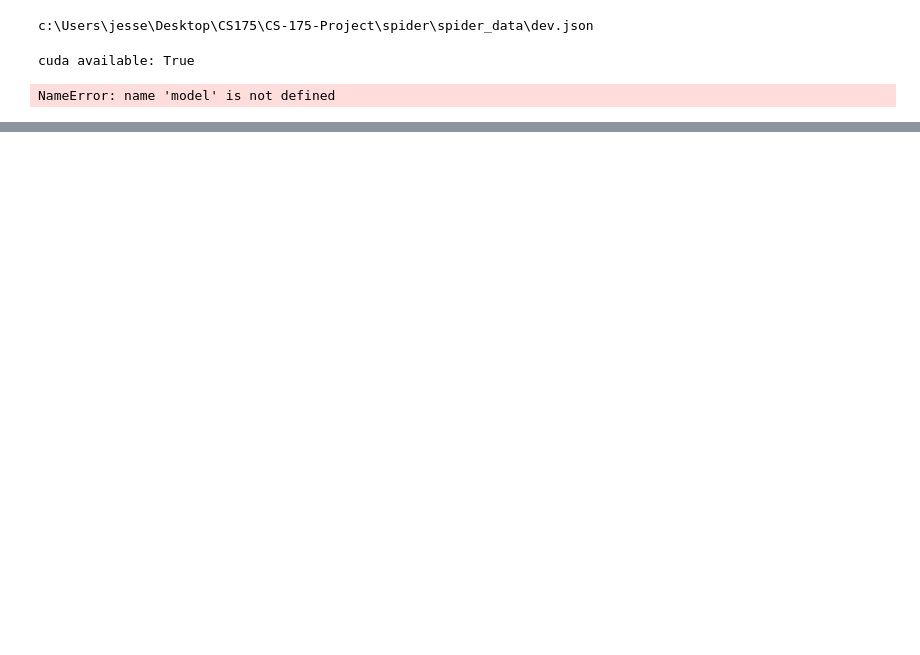
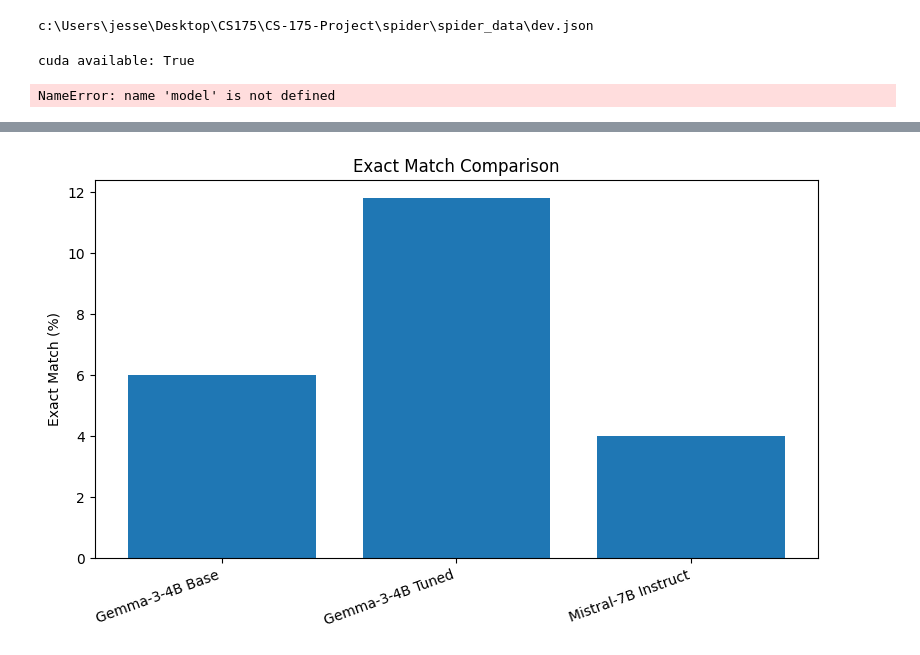
Before and after one commit to aanya2005/CS-175-Project, a Jupyter notebook: Text2SQL-LeGoat/src/CS175.ipynb, the cells around one changed output, grey strips where cells are left out. Saved outputs shown, nothing was run; the diff lists cells and outputs as text; code cells hidden in the pictures; blank space fills up the shorter version.

Commit message:
Update project notebooks

```diff
--- a/Text2SQL-LeGoat/src/CS175.ipynb
+++ b/Text2SQL-LeGoat/src/CS175.ipynb
@@ -225,0 +346,10 @@ Finished. Wrote file: c:\Users\jesse\Desktop\CS175\CS-175-Project\runs\gemma-3-4
+# %%
+OUT_DIR = PROJECT_ROOT / "runs"
+OUT_DIR.mkdir(parents=True, exist_ok=True)
+
+MODEL_NAME = "gemma-3-4b-tuned"
+N = len(dev_examples)
+OUT_PATH = OUT_DIR / f"{MODEL_NAME}_dev_all.jsonl"
+
+print("Running full dev set:", N)
+print("Saving to:", OUT_PATH)
@@ -256,10 +526,8 @@ import re
 from pathlib import Path
 from collections import Counter
 
-MODEL_ID = "google/gemma-3-4b-it"
-MODEL_NAME = MODEL_ID.split("/")[-1]
-N = 100
-JSONL_PATH = OUT_DIR / f"{MODEL_NAME}_dev_first{N}.jsonl"
+MODEL_NAME = "gemma-3-4b-tuned"
+JSONL_PATH = OUT_DIR / f"{MODEL_NAME}_dev_all.jsonl"
 TABLES_JSON = SPIDER_DIR / "tables.json"
 tokenizer = None
 
@@ -354,7 +622,7 @@ print("Running execution evaluation...")
 exec_cols = df.apply(exec_eval, axis=1, result_type="expand")
 df = pd.concat([df, exec_cols], axis=1)
 
-CSV_PATH = OUT_DIR / f"{MODEL_NAME}_spider_results.csv"
+CSV_PATH = OUT_DIR / f"{MODEL_NAME}_dev_all_spider_results.csv"
 df.to_csv(CSV_PATH, index=False)
 print("Saved evaluation CSV to:", CSV_PATH)
 # %% [output]
@@ -376,3 +644,67 @@ print("device of first real param:", next(p for p in model.parameters() if p.dev
 # %% [output]
 cuda available: True
 NameError: name 'model' is not defined
+# %%
+import pandas as pd
+import matplotlib.pyplot as plt
+from pathlib import Path
+
+RUNS_DIR = PROJECT_ROOT / "runs"
+
+files = {
+    "Gemma-3-4B Base": RUNS_DIR / "gemma-3-4b-it_spider_results.csv",
+    "Gemma-3-4B Tuned": RUNS_DIR / "gemma-3-4b-tuned_dev_all_spider_results.csv",
+    "Mistral-7B Instruct": RUNS_DIR / "Mistral-7B-Instruct-v0.2_spider_results.csv",
+}
+
+# Load data
+dfs = {}
+for name, path in files.items():
+    if path.exists():
+        dfs[name] = pd.read_csv(path)
+        print(f"Loaded {name}: {len(dfs[name])} rows")
+    else:
+        print(f"Missing file for {name}: {path}")
+
+# Build summary table
+summary_rows = []
+for name, df in dfs.items():
+    em_pct = df["EM"].mean() * 100 if "EM" in df.columns else None
+    ex_pct = df["EX"].mean() * 100 if "EX" in df.columns else None
+    avg_latency = df["latency_s"].mean() if "latency_s" in df.columns else None
+
+    summary_rows.append({
+        "Model": name,
+        "EM %": em_pct,
+        "EX %": ex_pct,
+        "Avg Latency (s)": avg_latency,
+        "Rows": len(df)
+    })
+
+summary_df = pd.DataFrame(summary_rows)
+display(summary_df)
+
+plt.figure(figsize=(8, 5))
+plt.bar(summary_df["Model"], summary_df["EM %"])
+plt.ylabel("Exact Match (%)")
+plt.title("Exact Match Comparison")
+plt.xticks(rotation=20, ha="right")
+plt.tight_layout()
+plt.show()
+
+plt.figure(figsize=(8, 5))
+plt.bar(summary_df["Model"], summary_df["EX %"])
+plt.ylabel("Execution Accuracy (%)")
+plt.title("Execution Accuracy Comparison")
+plt.xticks(rotation=20, ha="right")
+plt.tight_layout()
+plt.show()
+
+plt.figure(figsize=(8, 5))
+plt.bar(summary_df["Model"], summary_df["Avg Latency (s)"])
+plt.ylabel("Average Latency (seconds)")
+plt.title("Average Inference Latency")
+plt.xticks(rotation=20, ha="right")
+plt.tight_layout()
+plt.show()
+# %% [output]
@@ -378,0 +718 @@ NameError: name 'model' is not defined
+[figure, added]
```
Also changed, not shown: parts of 26 cells of this notebook, 1 other file.
